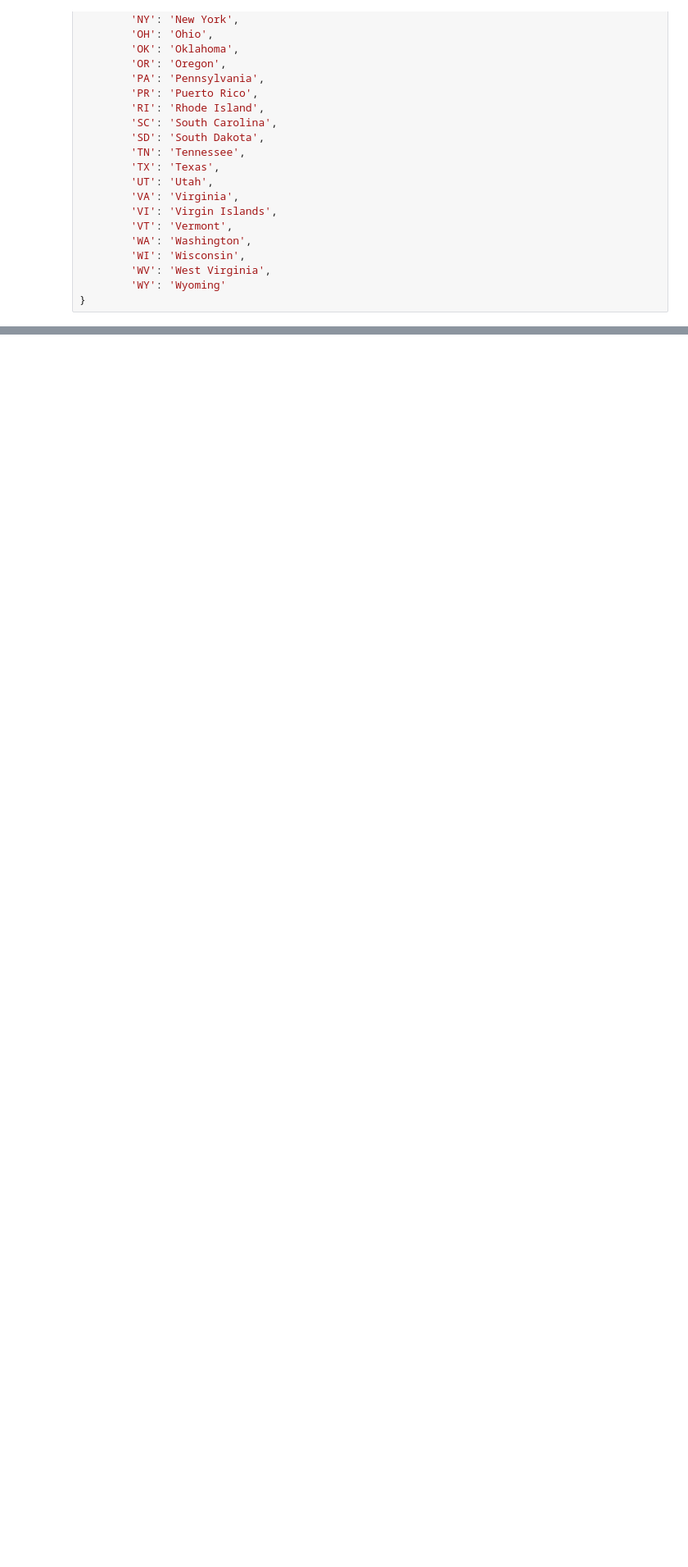
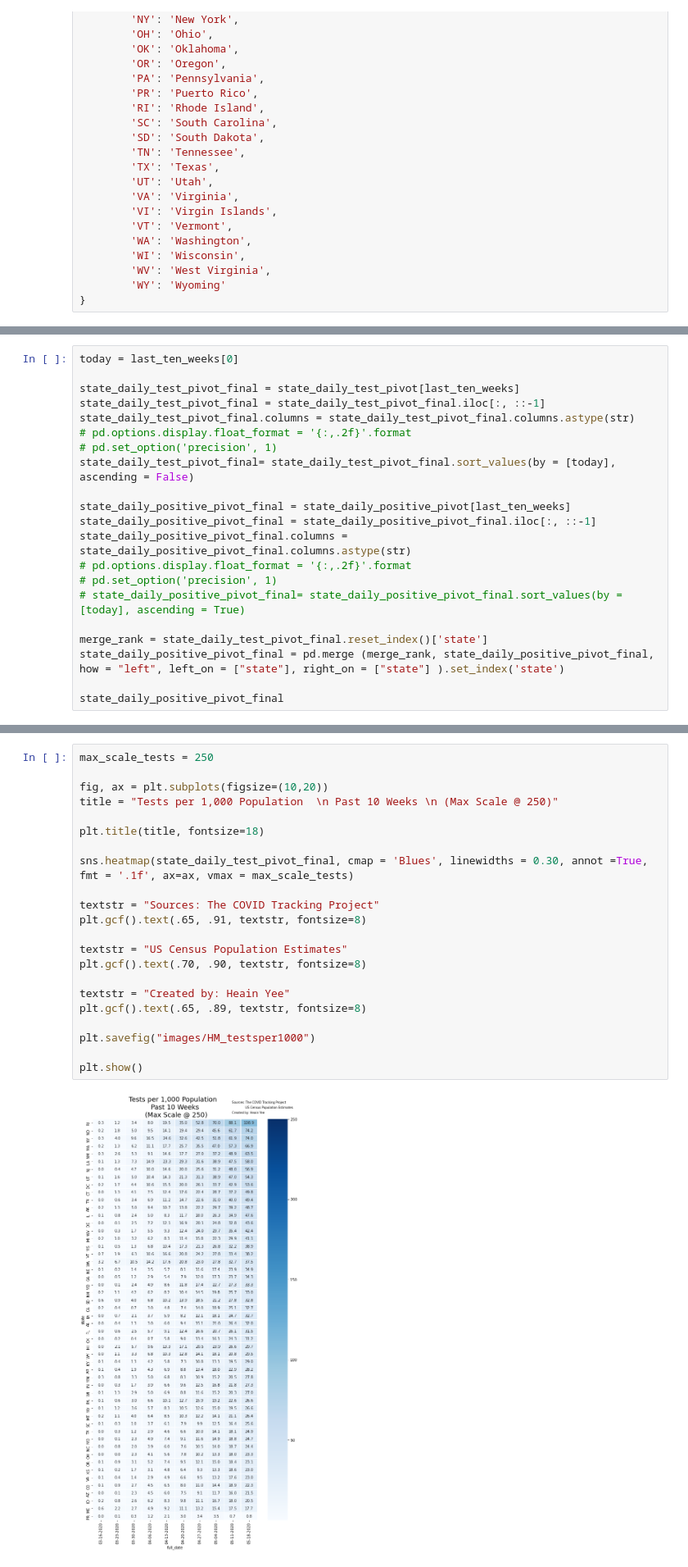
Before and after one commit to hanesy/covid-tracking, a Jupyter notebook: data-exploration.ipynb, the cells around one changed output, grey strips where cells are left out. Shown at 82% size. Drawn from its saved outputs; the diff is of its cells as text; blank space fills up the shorter version.

```diff
--- a/data-exploration.ipynb
+++ b/data-exploration.ipynb
@@ -521,0 +397,21 @@ plt.show()
+# %%
+today = last_ten_weeks[0]
+
+state_daily_test_pivot_final = state_daily_test_pivot[last_ten_weeks]
+state_daily_test_pivot_final = state_daily_test_pivot_final.iloc[:, ::-1]
+state_daily_test_pivot_final.columns = state_daily_test_pivot_final.columns.astype(str)
+# pd.options.display.float_format = '{:,.2f}'.format
+# pd.set_option('precision', 1)
+state_daily_test_pivot_final= state_daily_test_pivot_final.sort_values(by = [today], ascending = False)
+
+state_daily_positive_pivot_final = state_daily_positive_pivot[last_ten_weeks]
+state_daily_positive_pivot_final = state_daily_positive_pivot_final.iloc[:, ::-1]
+state_daily_positive_pivot_final.columns = state_daily_positive_pivot_final.columns.astype(str)
+# pd.options.display.float_format = '{:,.2f}'.format
+# pd.set_option('precision', 1)
+# state_daily_positive_pivot_final= state_daily_positive_pivot_final.sort_values(by = [today], ascending = True)
+
+merge_rank = state_daily_test_pivot_final.reset_index()['state']
+state_daily_positive_pivot_final = pd.merge (merge_rank, state_daily_positive_pivot_final, how = "left", left_on = ["state"], right_on = ["state"] ).set_index('state')
+
+state_daily_positive_pivot_final
@@ -521,0 +437,24 @@ plt.show()
+# %%
+max_scale_tests = 250
+
+fig, ax = plt.subplots(figsize=(10,20))
+title = "Tests per 1,000 Population  \n Past 10 Weeks \n (Max Scale @ 250)"
+
+plt.title(title, fontsize=18)
+
+sns.heatmap(state_daily_test_pivot_final, cmap = 'Blues', linewidths = 0.30, annot =True, fmt = '.1f', ax=ax, vmax = max_scale_tests)
+
+textstr = "Sources: The COVID Tracking Project"
+plt.gcf().text(.65, .91, textstr, fontsize=8)
+
+textstr = "US Census Population Estimates"
+plt.gcf().text(.70, .90, textstr, fontsize=8)
+
+textstr = "Created by: Heain Yee"
+plt.gcf().text(.65, .89, textstr, fontsize=8)
+
+plt.savefig("images/HM_testsper1000")
+
+plt.show()
+# %% [output]
+[figure, added]
```
Also changed, not shown: parts of 59 cells of this notebook, 11 other files.
